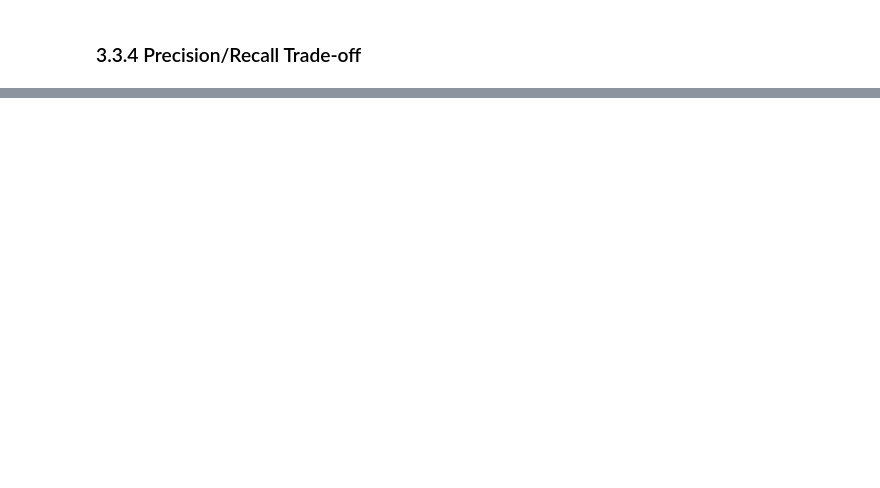
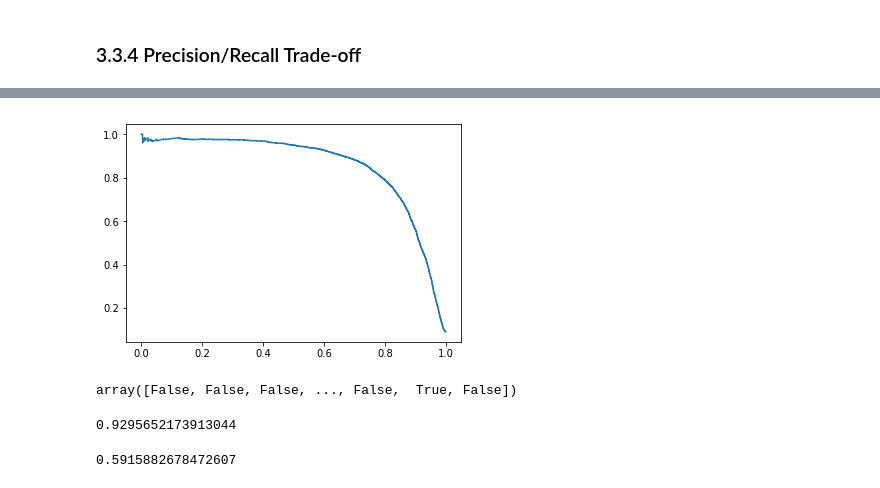
Before and after one commit to Seeyong/Hands_on_ML_own, a Jupyter notebook: MNIST.ipynb, the cells around one changed output, grey strips where cells are left out. Saved outputs shown, nothing was run; the diff lists cells and outputs as text; code cells hidden in the pictures; blank space fills up the shorter version.

```diff
--- a/MNIST.ipynb
+++ b/MNIST.ipynb
@@ -142,0 +154,3 @@ f1_score(y_train_5, y_train_pred)
+# %%
+y_scores = cross_val_predict(sgd_clf, X_train, y_train_5, cv=3, method="decision_function")
+y_scores
@@ -142,0 +160,4 @@ f1_score(y_train_5, y_train_pred)
+# %%
+from sklearn.metrics import precision_recall_curve
+
+precisions, recalls, thresholds = precision_recall_curve(y_train_5, y_scores)
@@ -142,0 +176,18 @@ f1_score(y_train_5, y_train_pred)
+# %%
+plt.plot(recalls[:-1], precisions[:-1])
+plt.show()
+# %% [output]
+[figure, added]
+# %%
+y_train_pred_90 = (y_scores > 70000)
+y_train_pred_90
+# %% [output]
+array([False, False, False, ..., False,  True, False])
+# %%
+precision_score(y_train_5, y_train_pred_90)
+# %% [output]
+0.9295652173913044
+# %%
+recall_score(y_train_5, y_train_pred_90)
+# %% [output]
+0.5915882678472607
```
Also changed, not shown: parts of 11 cells of this notebook.
